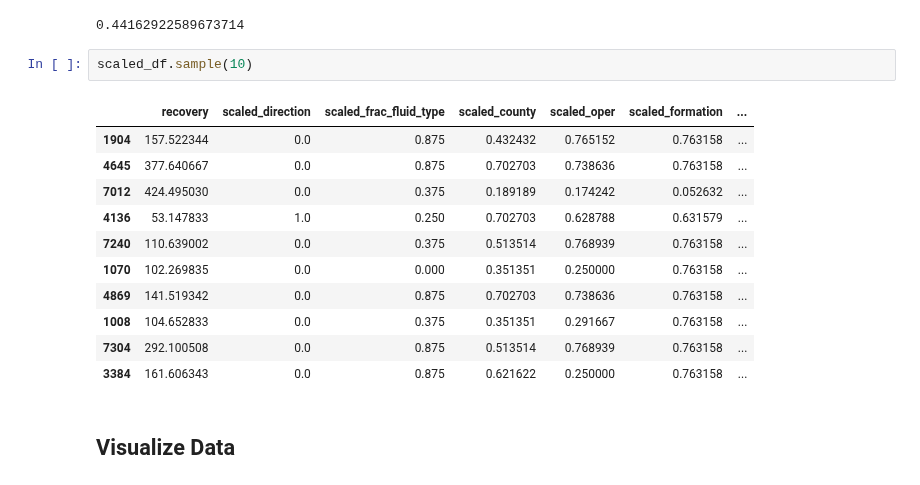
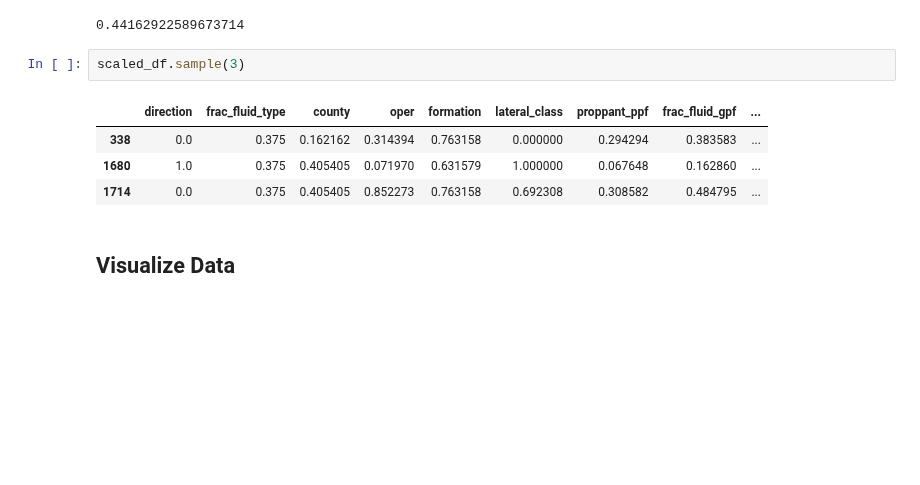
Before and after one commit to duc-analytica/DUC, a Jupyter notebook: ssg_model.ipynb, the cells around one changed output. Drawn from its saved outputs; the diff is of its cells as text; blank space fills up the shorter version.

```diff
--- a/ssg_model.ipynb
+++ b/ssg_model.ipynb
@@ -179,19 +174,12 @@ gross_perfs_scaled_limit
 # %% [output]
 0.44162922589673714
 # %%
-scaled_df.sample(10)
+scaled_df.sample(3)
 # %% [output]
-|  | recovery | scaled_direction | scaled_frac_fluid_type | scaled_county | scaled_oper | scaled_formation | ... |
-| 1904 | 157.522344 | 0.0 | 0.875 | 0.432432 | 0.765152 | 0.763158 | ... |
-| 4645 | 377.640667 | 0.0 | 0.875 | 0.702703 | 0.738636 | 0.763158 | ... |
-| 7012 | 424.495030 | 0.0 | 0.375 | 0.189189 | 0.174242 | 0.052632 | ... |
-| 4136 | 53.147833 | 1.0 | 0.250 | 0.702703 | 0.628788 | 0.631579 | ... |
-| 7240 | 110.639002 | 0.0 | 0.375 | 0.513514 | 0.768939 | 0.763158 | ... |
-| 1070 | 102.269835 | 0.0 | 0.000 | 0.351351 | 0.250000 | 0.763158 | ... |
-| 4869 | 141.519342 | 0.0 | 0.875 | 0.702703 | 0.738636 | 0.763158 | ... |
-| 1008 | 104.652833 | 0.0 | 0.375 | 0.351351 | 0.291667 | 0.763158 | ... |
-| 7304 | 292.100508 | 0.0 | 0.875 | 0.513514 | 0.768939 | 0.763158 | ... |
-| 3384 | 161.606343 | 0.0 | 0.875 | 0.621622 | 0.250000 | 0.763158 | ... |
+|  | direction | frac_fluid_type | county | oper | formation | lateral_class | proppant_ppf | frac_fluid_gpf | ... |
+| 338 | 0.0 | 0.375 | 0.162162 | 0.314394 | 0.763158 | 0.000000 | 0.294294 | 0.383583 | ... |
+| 1680 | 1.0 | 0.375 | 0.405405 | 0.071970 | 0.631579 | 1.000000 | 0.067648 | 0.162860 | ... |
+| 1714 | 0.0 | 0.375 | 0.405405 | 0.852273 | 0.763158 | 0.692308 | 0.308582 | 0.484795 | ... |
 # %% [markdown]
 ## Visualize Data
 # %% [markdown]
```
Also changed, not shown: parts of 47 cells of this notebook.
